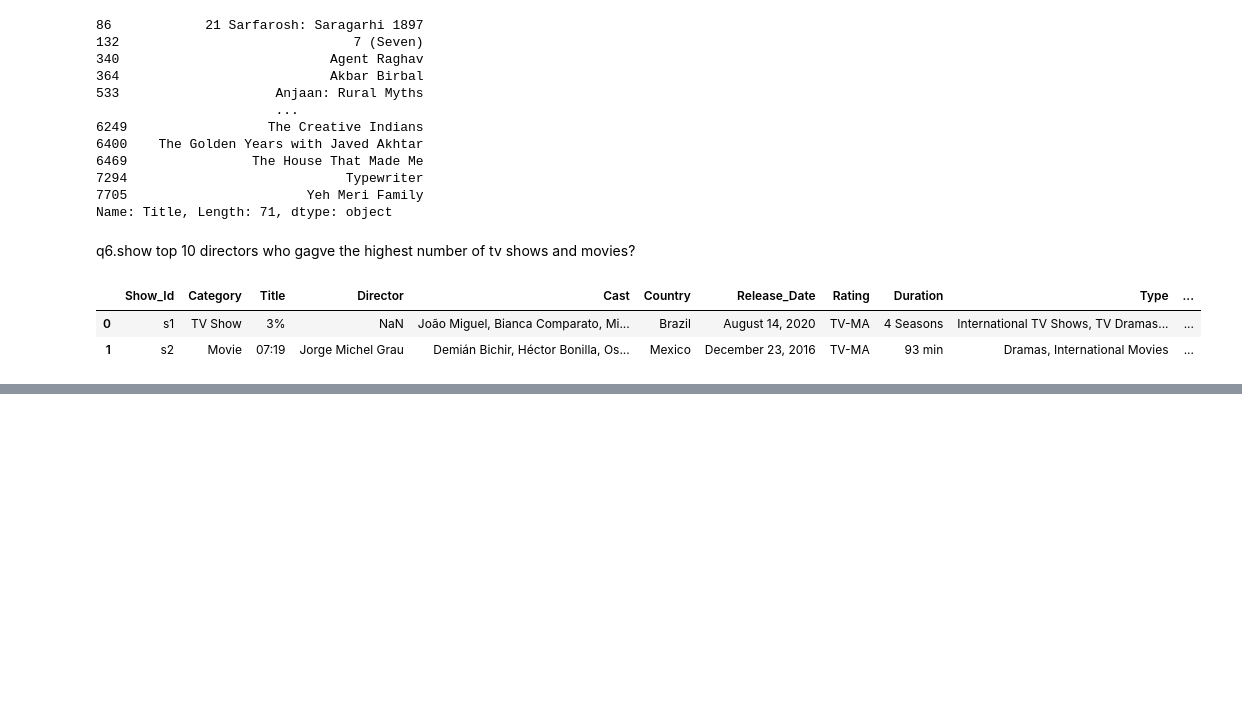
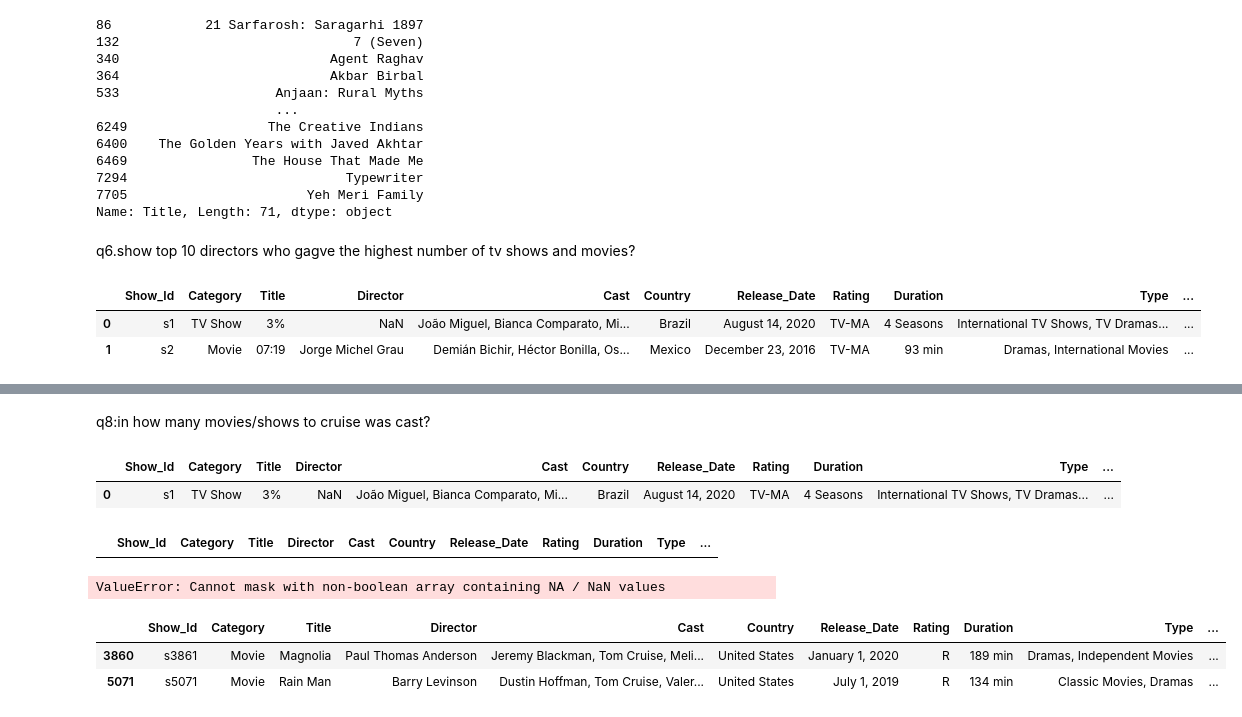
Before and after one commit to FirstNet-Systems-UK/Netflix-Data-Analysis, a Jupyter notebook: Untitled.ipynb, the cells around one changed output, grey strips where cells are left out. Saved outputs shown, nothing was run; the diff lists cells and outputs as text; code cells hidden in the pictures; blank space fills up the shorter version.

```diff
--- a/Untitled.ipynb
+++ b/Untitled.ipynb
@@ -385,0 +408,24 @@ Name: Director, dtype: int64
+# %% [markdown]
+q8:in how many movies/shows to cruise was cast?
+# %%
+data.head(1)
+# %% [output]
+|  | Show_Id | Category | Title | Director | Cast | Country | Release_Date | Rating | Duration | Type | ... |
+| 0 | s1 | TV Show | 3% | NaN | João Miguel, Bianca Comparato, Mi... | Brazil | August 14, 2020 | TV-MA | 4 Seasons | International TV Shows, TV Dramas... | ... |
+# %%
+data[data['Cast']=='Tom Cruise']
+# %% [output]
+|  | Show_Id | Category | Title | Director | Cast | Country | Release_Date | Rating | Duration | Type | ... |
+# %%
+data[data['Cast'].str.contains('Tom Cruise')]
+# %% [output]
+ValueError: Cannot mask with non-boolean array containing NA / NaN values
+# %%
+#remove null value records
+data_new=data.dropna()
+# %%
+data_new[data_new['Cast'].str.contains('Tom Cruise')]
+# %% [output]
+|  | Show_Id | Category | Title | Director | Cast | Country | Release_Date | Rating | Duration | Type | ... |
+| 3860 | s3861 | Movie | Magnolia | Paul Thomas Anderson | Jeremy Blackman, Tom Cruise, Meli... | United States | January 1, 2020 | R | 189 min | Dramas, Independent Movies | ... |
+| 5071 | s5071 | Movie | Rain Man | Barry Levinson | Dustin Hoffman, Tom Cruise, Valer... | United States | July 1, 2019 | R | 134 min | Classic Movies, Dramas | ... |
```
Also changed, not shown: parts of 11 cells of this notebook.
